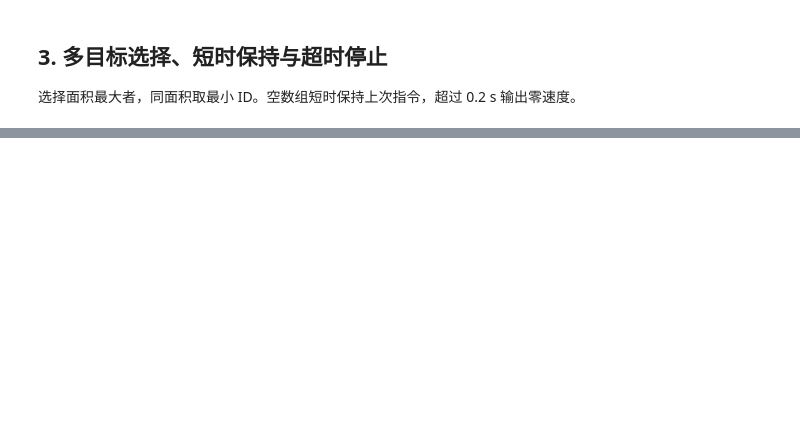
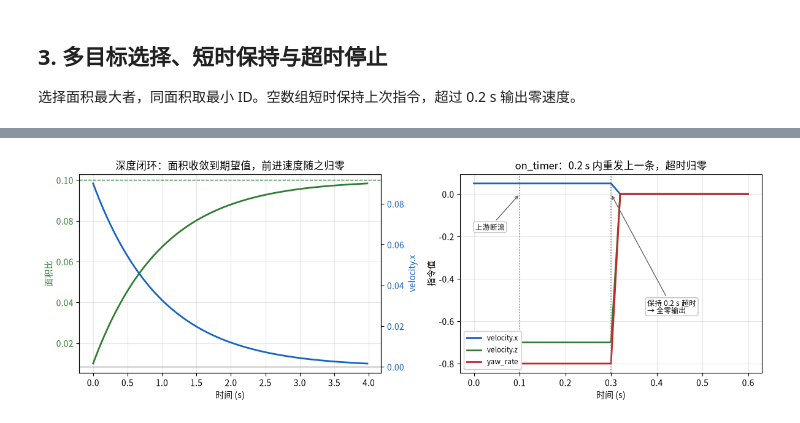
Before and after one commit to YYSY-FISH7/ai4, a Jupyter notebook: code/pid_controller.ipynb, the cells around one changed output, grey strips where cells are left out. Saved outputs shown, nothing was run; the diff lists cells and outputs as text; code cells hidden in the pictures; blank space fills up the shorter version.

```diff
--- a/code/pid_controller.ipynb
+++ b/code/pid_controller.ipynb
@@ -77,0 +184,71 @@ assert stopped.coordinate_frame == 9 and stopped.type_mask == 1479
+# %%
+dt = 1.0 / cfg.PID_RATE_HZ
+
+# --- 左：深度闭环（面积 -> 前进速度 -> 面积变化的一阶模型）---
+area = 0.01
+area_gain = 1.0
+history = []
+for step in range(int(4.0 / dt)):
+    out = command_from_track(VisualTrack(1, (270.0, 190.0, 100.0, 100.0), area),
+                             *controllers(), dt=dt)
+    history.append((step * dt, area, out.velocity_x))
+    area = area + area_gain * out.velocity_x * dt
+
+fig, axes = plt.subplots(1, 2, figsize=(12.0, 4.2))
+
+ax = axes[0]
+time_axis = [item[0] for item in history]
+area_curve = [item[1] for item in history]
+velocity_curve = [item[2] for item in history]
+ax.plot(time_axis, area_curve, color='#2e7d32', lw=2)
+ax.axhline(cfg.PID_DESIRED_AREA, color='#2e7d32', ls='--', lw=1)
+ax.set_xlabel('时间 (s)')
+ax.set_ylabel('面积比', color='#2e7d32')
+ax.tick_params(axis='y', labelcolor='#2e7d32')
+ax.set_title('深度闭环：面积收敛到期望值，前进速度随之归零')
+ax.grid(alpha=0.3)
+ax2 = ax.twinx()
+ax2.plot(time_axis, velocity_curve, color='#1565c0', lw=2)
+ax2.axhline(0.0, color='0.6', lw=1)
+ax2.set_ylabel('velocity.x', color='#1565c0')
+ax2.tick_params(axis='y', labelcolor='#1565c0')
+
+# --- 右：50 Hz on_timer 超时保护 ---
+ax = axes[1]
+ctrl = controllers()
+target = VisualTrack(1, (350.0, 260.0, 100.0, 100.0), 0.05)
+fresh = command_from_track(target, *ctrl, dt=dt)
+last_input = 0.10
+times = np.arange(0.0, 0.61, dt)
+vx, vz, yaw = [], [], []
+for t in times:
+    if t <= last_input:
+        out = on_timer([target], 0.0, None, controllers=ctrl, dt=dt)
+    else:
+        out = on_timer([], t - last_input, fresh, controllers=ctrl, dt=dt)
+    vx.append(out.velocity_x)
+    vz.append(out.velocity_z)
+    yaw.append(out.yaw_rate)
+ax.plot(times, vx, color='#1565c0', lw=2, label='velocity.x')
+ax.plot(times, vz, color='#2e7d32', lw=2, label='velocity.z')
+ax.plot(times, yaw, color='#c62828', lw=2, label='yaw_rate')
+ax.axvline(last_input, color='0.5', ls=':', lw=1.2)
+ax.axvline(last_input + cfg.PID_HOLD_TIMEOUT, color='0.5', ls=':', lw=1.2)
+box = dict(boxstyle='round,pad=0.25', facecolor='white', edgecolor='0.75', alpha=0.9)
+ax.annotate('上游断流', xy=(last_input, 0.0), xycoords='data', xytext=(0.05, 0.72),
+            textcoords='axes fraction', fontsize=8.5, bbox=box,
+            arrowprops=dict(arrowstyle='->', color='0.4', lw=1))
+ax.annotate('保持 %.1f s 超时\n→ 全零输出' % cfg.PID_HOLD_TIMEOUT,
+            xy=(last_input + cfg.PID_HOLD_TIMEOUT, 0.0), xycoords='data',
+            xytext=(0.62, 0.30), textcoords='axes fraction', fontsize=8.5, bbox=box,
+            arrowprops=dict(arrowstyle='->', color='0.4', lw=1))
+ax.set_xlabel('时间 (s)')
+ax.set_ylabel('指令值')
+ax.set_title('on_timer：0.2 s 内重发上一条，超时归零')
+ax.legend(fontsize=8.5, loc='lower left', framealpha=1.0)
+ax.grid(alpha=0.3)
+
+plt.tight_layout()
+plt.show()
+# %% [output]
+[figure, added]
```
Also changed, not shown: parts of 6 cells of this notebook, 4 other files.
